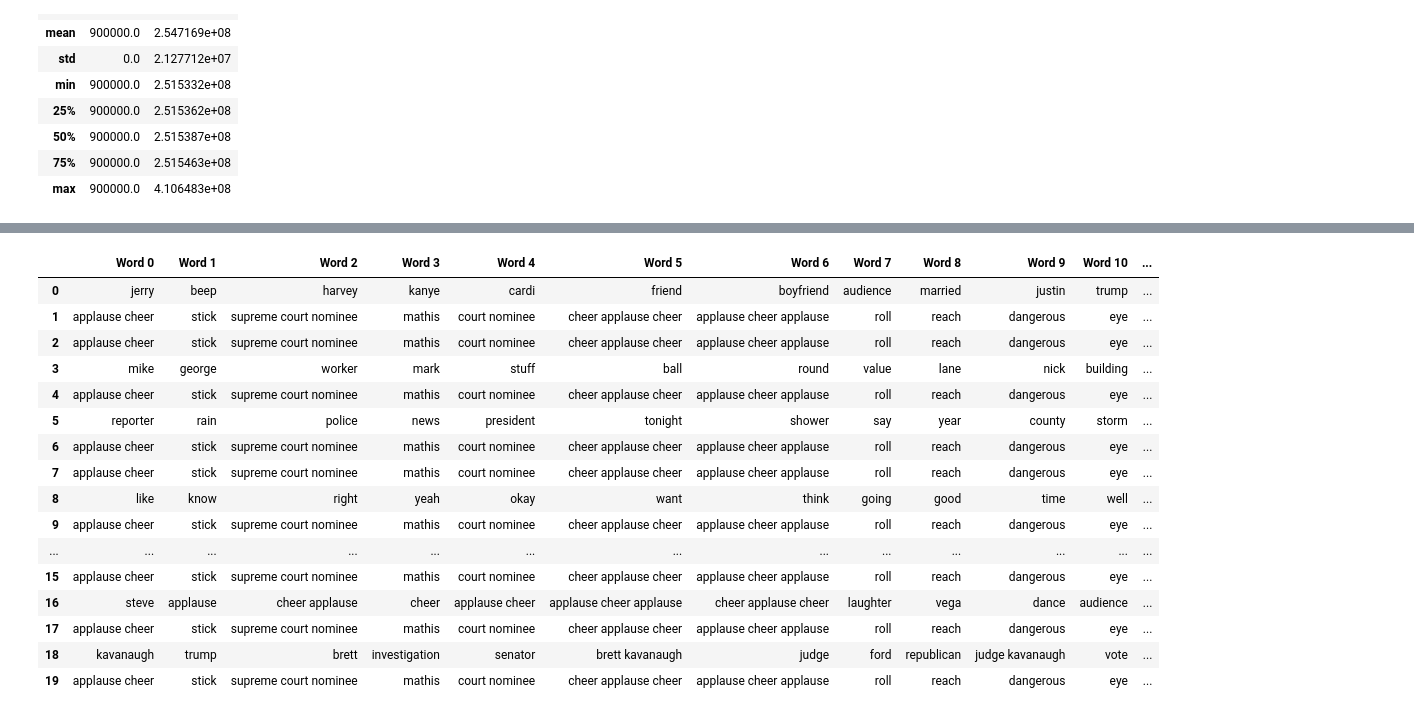
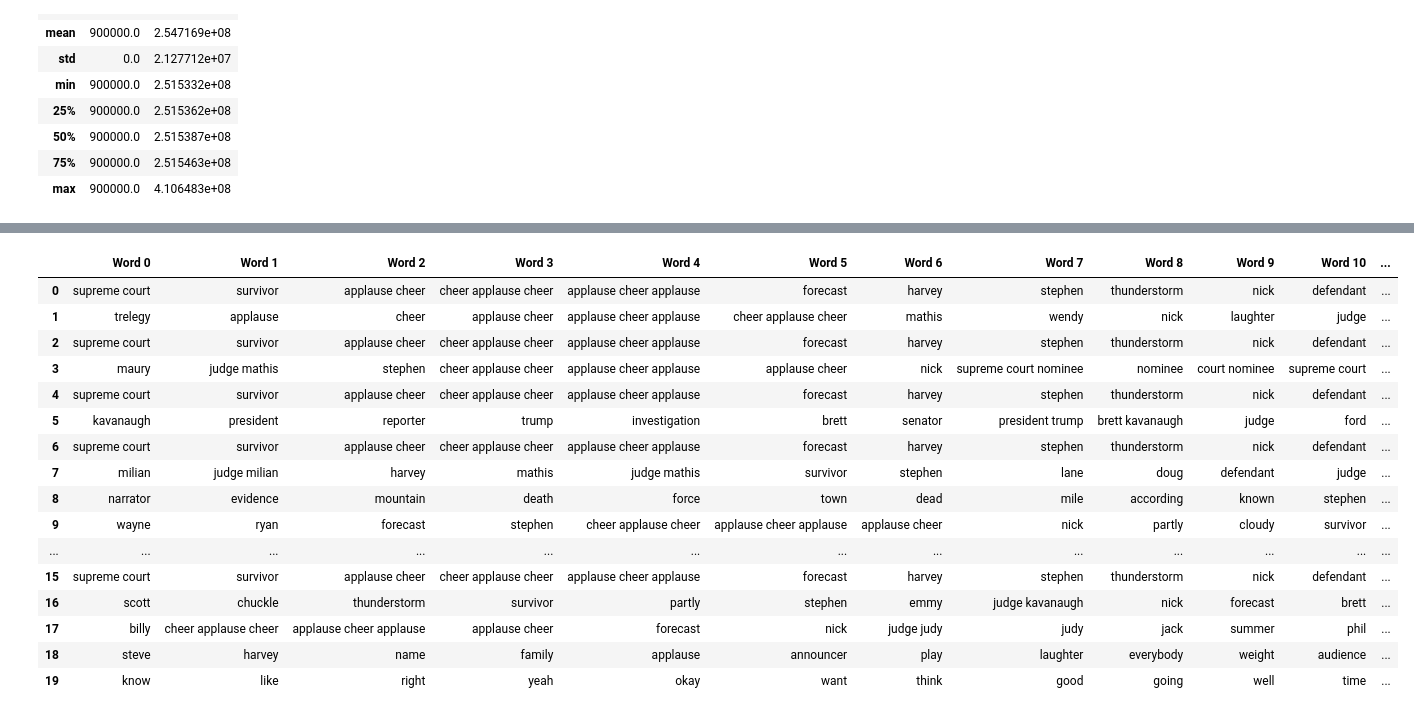
Before and after one commit to albertolovell/closed_caption_classifier, a Jupyter notebook: cc.ipynb, the cells around one changed output, grey strips where cells are left out. Drawn from its saved outputs; the diff is of its cells as text; code cells hidden in the pictures.

```diff
--- a/cc.ipynb
+++ b/cc.ipynb
@@ -750,27 +721,38 @@ df_topic_keywords.head()
+# %%
+def show_topics(vectorizer=vectorizer, lda_model=None, n_words=20):
+
+    keywords = np.array(vectorizer.get_feature_names())
+    topic_keywords = []
+
+    for topic_weights in lda_model.components_:
+        top_keyword_locs = (-topic_weights).argsort()[:n_words]
+        topic_keywords.append(keywords.take(top_keyword_locs))
+
+    return topic_keywords
 # %%
-topic_keywords = show_topics(vectorizer=vectorizer, lda_model=best_lda_model, n_words=15)
+topic_keywords = show_topics(vectorizer=vectorizer, lda_model=best_lda_model, n_words=20)
 
 df_topic_keywords = pd.DataFrame(topic_keywords)
 df_topic_keywords.columns = ['Word '+str(i) for i in range(df_topic_keywords.shape[1])]
 df_topic_keywords
 # %% [output]
 |  | Word 0 | Word 1 | Word 2 | Word 3 | Word 4 | Word 5 | Word 6 | Word 7 | Word 8 | Word 9 | Word 10 | ... |
-| 0 | jerry | beep | harvey | kanye | cardi | friend | boyfriend | audience | married | justin | trump | ... |
-| 1 | applause cheer | stick | supreme court nominee | mathis | court nominee | cheer applause cheer | applause cheer applause | roll | reach | dangerous | eye | ... |
-| 2 | applause cheer | stick | supreme court nominee | mathis | court nominee | cheer applause cheer | applause cheer applause | roll | reach | dangerous | eye | ... |
-| 3 | mike | george | worker | mark | stuff | ball | round | value | lane | nick | building | ... |
-| 4 | applause cheer | stick | supreme court nominee | mathis | court nominee | cheer applause cheer | applause cheer applause | roll | reach | dangerous | eye | ... |
-| 5 | reporter | rain | police | news | president | tonight | shower | say | year | county | storm | ... |
-| 6 | applause cheer | stick | supreme court nominee | mathis | court nominee | cheer applause cheer | applause cheer applause | roll | reach | dangerous | eye | ... |
-| 7 | applause cheer | stick | supreme court nominee | mathis | court nominee | cheer applause cheer | applause cheer applause | roll | reach | dangerous | eye | ... |
-| 8 | like | know | right | yeah | okay | want | think | going | good | time | well | ... |
-| 9 | applause cheer | stick | supreme court nominee | mathis | court nominee | cheer applause cheer | applause cheer applause | roll | reach | dangerous | eye | ... |
+| 0 | supreme court | survivor | applause cheer | cheer applause cheer | applause cheer applause | forecast | harvey | stephen | thunderstorm | nick | defendant | ... |
+| 1 | trelegy | applause | cheer | applause cheer | applause cheer applause | cheer applause cheer | mathis | wendy | nick | laughter | judge | ... |
+| 2 | supreme court | survivor | applause cheer | cheer applause cheer | applause cheer applause | forecast | harvey | stephen | thunderstorm | nick | defendant | ... |
+| 3 | maury | judge mathis | stephen | cheer applause cheer | applause cheer applause | applause cheer | nick | supreme court nominee | nominee | court nominee | supreme court | ... |
+| 4 | supreme court | survivor | applause cheer | cheer applause cheer | applause cheer applause | forecast | harvey | stephen | thunderstorm | nick | defendant | ... |
+| 5 | kavanaugh | president | reporter | trump | investigation | brett | senator | president trump | brett kavanaugh | judge | ford | ... |
+| 6 | supreme court | survivor | applause cheer | cheer applause cheer | applause cheer applause | forecast | harvey | stephen | thunderstorm | nick | defendant | ... |
+| 7 | milian | judge milian | harvey | mathis | judge mathis | survivor | stephen | lane | doug | defendant | judge | ... |
+| 8 | narrator | evidence | mountain | death | force | town | dead | mile | according | known | stephen | ... |
+| 9 | wayne | ryan | forecast | stephen | cheer applause cheer | applause cheer applause | applause cheer | nick | partly | cloudy | survivor | ... |
 | ... | ... | ... | ... | ... | ... | ... | ... | ... | ... | ... | ... | ... |
-| 15 | applause cheer | stick | supreme court nominee | mathis | court nominee | cheer applause cheer | applause cheer applause | roll | reach | dangerous | eye | ... |
-| 16 | steve | applause | cheer applause | cheer | applause cheer | applause cheer applause | cheer applause cheer | laughter | vega | dance | audience | ... |
-| 17 | applause cheer | stick | supreme court nominee | mathis | court nominee | cheer applause cheer | applause cheer applause | roll | reach | dangerous | eye | ... |
-| 18 | kavanaugh | trump | brett | investigation | senator | brett kavanaugh | judge | ford | republican | judge kavanaugh | vote | ... |
-| 19 | applause cheer | stick | supreme court nominee | mathis | court nominee | cheer applause cheer | applause cheer applause | roll | reach | dangerous | eye | ... |
+| 15 | supreme court | survivor | applause cheer | cheer applause cheer | applause cheer applause | forecast | harvey | stephen | thunderstorm | nick | defendant | ... |
+| 16 | scott | chuckle | thunderstorm | survivor | partly | stephen | emmy | judge kavanaugh | nick | forecast | brett | ... |
+| 17 | billy | cheer applause cheer | applause cheer applause | applause cheer | forecast | nick | judge judy | judy | jack | summer | phil | ... |
+| 18 | steve | harvey | name | family | applause | announcer | play | laughter | everybody | weight | audience | ... |
+| 19 | know | like | right | yeah | okay | want | think | good | going | well | time | ... |
 # %%
 lda_output = best_lda_model.transform(tfidf_model)
 clusters = KMeans(n_clusters=15, random_state=100, n_jobs=-1, verbose=False).fit_predict(lda_output)
```
Also changed, not shown: parts of 14 cells of this notebook, 1 other file.
